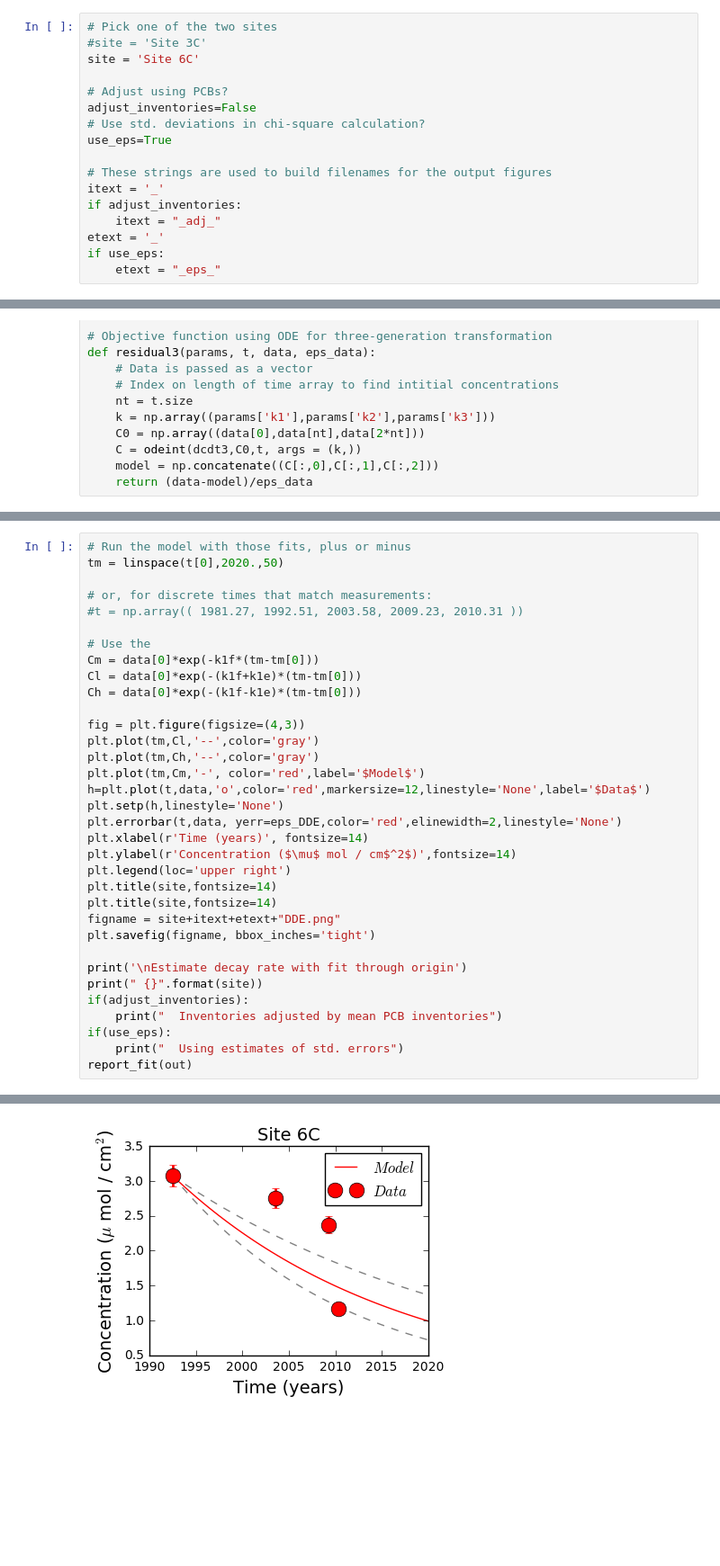
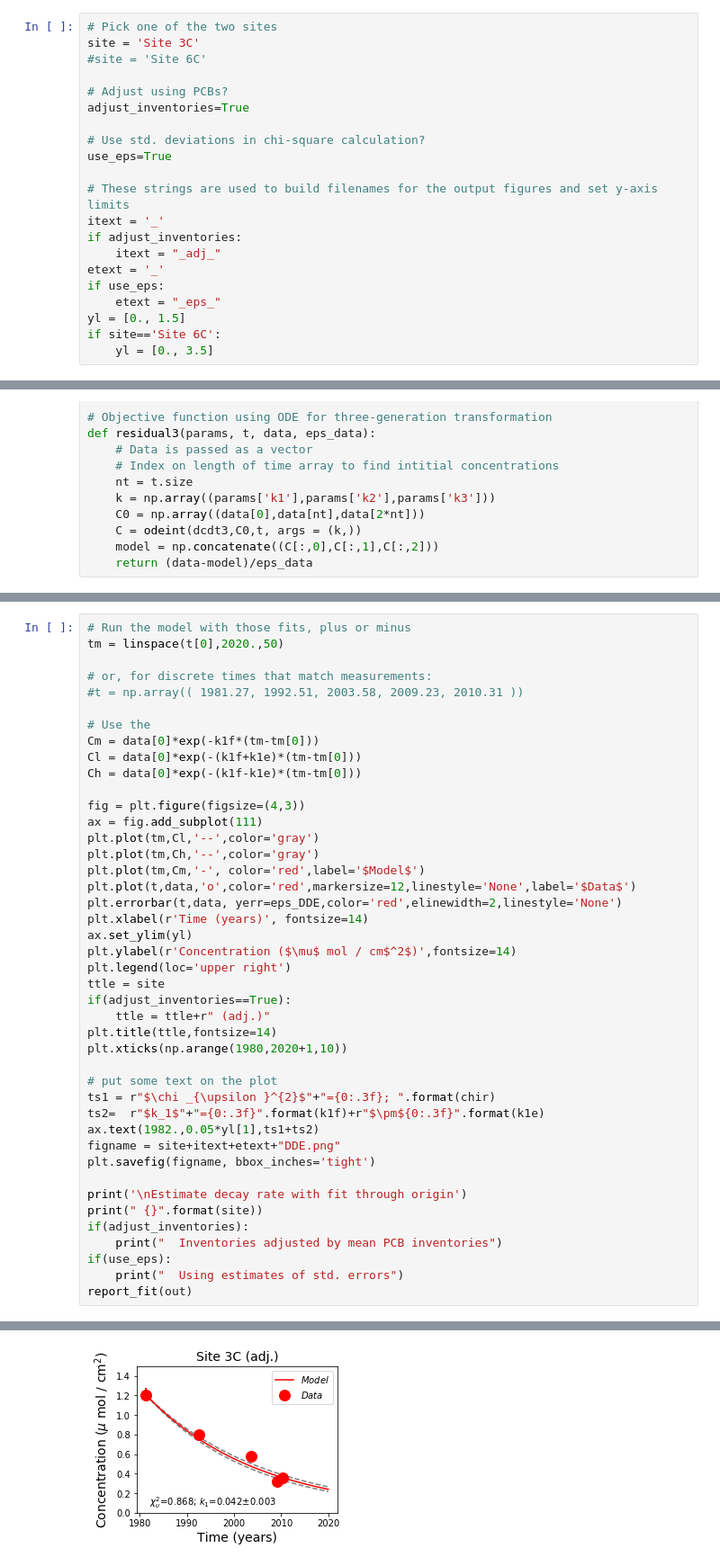
Before and after one commit to csherwood-usgs/bateman, a Jupyter notebook: bateman.ipynb, the cells around one changed output, grey strips where cells are left out. Shown at 90% size. Saved outputs shown, nothing was run; the diff lists cells and outputs as text; blank space fills up the shorter version.

```diff
--- a/bateman.ipynb
+++ b/bateman.ipynb
@@ -27,21 +27,25 @@ from lmfit import *
 * Choose whether to include estimates of the std. deviations $\sigma_i$ of inventories in the objective function. The objective function returns an array of length $N$ for each observation $data_i$ and associated modeled result $model_i$ and is calculated as $$\frac{{{\left( mode{{l}_{i}}-dat{{a}_{i}} \right)}^{2}}}{\sigma _{i}^{2}}$$ If `use_eps` is `False`, $\sigma = 1$.
 # %%
 # Pick one of the two sites
-#site = 'Site 3C'
-site = 'Site 6C'
+site = 'Site 3C'
+#site = 'Site 6C'
 
 # Adjust using PCBs?
-adjust_inventories=False
+adjust_inventories=True
+
 # Use std. deviations in chi-square calculation?
 use_eps=True
 
-# These strings are used to build filenames for the output figures
+# These strings are used to build filenames for the output figures and set y-axis limits
 itext = '_'
 if adjust_inventories:
     itext = "_adj_"
 etext = '_'
 if use_eps:
     etext = "_eps_"
+yl = [0., 1.5]
+if site=='Site 6C':
+    yl = [0., 3.5]
 # %% [markdown]
 ##### These data are from spreadsheet e-mailed to CRS from Bob Eganhouse 16-Dec-2016 'Inventories for C.Sherwood 12-16-2016.xlsx'
 # %%
@@ -238,17 +247,26 @@ Cl = data[0]*exp(-(k1f+k1e)*(tm-tm[0]))
 Ch = data[0]*exp(-(k1f-k1e)*(tm-tm[0]))
 
 fig = plt.figure(figsize=(4,3))
+ax = fig.add_subplot(111)
 plt.plot(tm,Cl,'--',color='gray')
 plt.plot(tm,Ch,'--',color='gray')
 plt.plot(tm,Cm,'-', color='red',label='$Model$')
-h=plt.plot(t,data,'o',color='red',markersize=12,linestyle='None',label='$Data$')
-plt.setp(h,linestyle='None')
+plt.plot(t,data,'o',color='red',markersize=12,linestyle='None',label='$Data$')
 plt.errorbar(t,data, yerr=eps_DDE,color='red',elinewidth=2,linestyle='None')
 plt.xlabel(r'Time (years)', fontsize=14)
+ax.set_ylim(yl)
 plt.ylabel(r'Concentration ($\mu$ mol / cm$^2$)',fontsize=14)
 plt.legend(loc='upper right')
-plt.title(site,fontsize=14)
-plt.title(site,fontsize=14)
+ttle = site
+if(adjust_inventories==True):
+    ttle = ttle+r" (adj.)"
+plt.title(ttle,fontsize=14)
+plt.xticks(np.arange(1980,2020+1,10))
+
+# put some text on the plot
+ts1 = r"$\chi _{\upsilon }^{2}$"+"={0:.3f}; ".format(chir)
+ts2=  r"$k_1$"+"={0:.3f}".format(k1f)+r"$\pm${0:.3f}".format(k1e)
+ax.text(1982.,0.05*yl[1],ts1+ts2)
 figname = site+itext+etext+"DDE.png"
 plt.savefig(figname, bbox_inches='tight')
 
@@ -276,5 +295,5 @@ Estimate decay rate with fit through origin
 [[Correlations]] (unreported correlations are <  0.100)
-[figure, old version]
+[figure, new version]
 # %%
 print('\nEstimate decay rate and initial conc')
 print(" {}".format(site))
```
Also changed, not shown: parts of 6 cells of this notebook, 12 other files.
